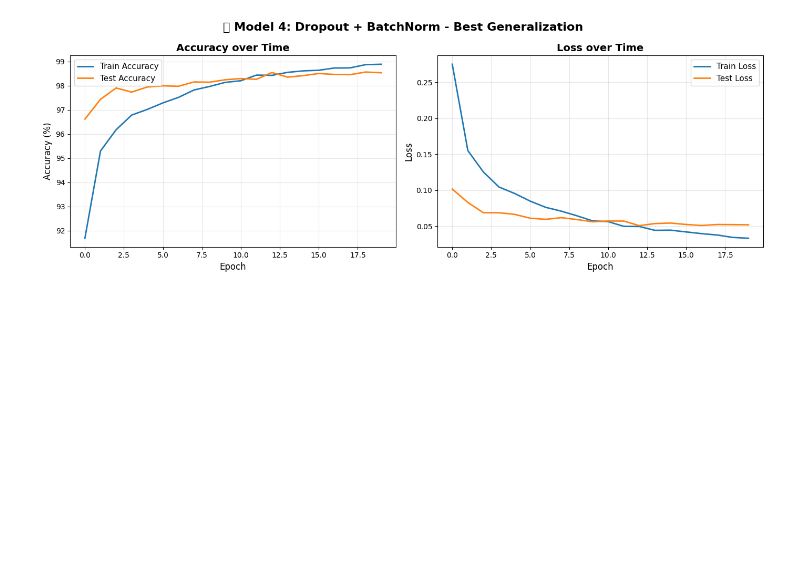
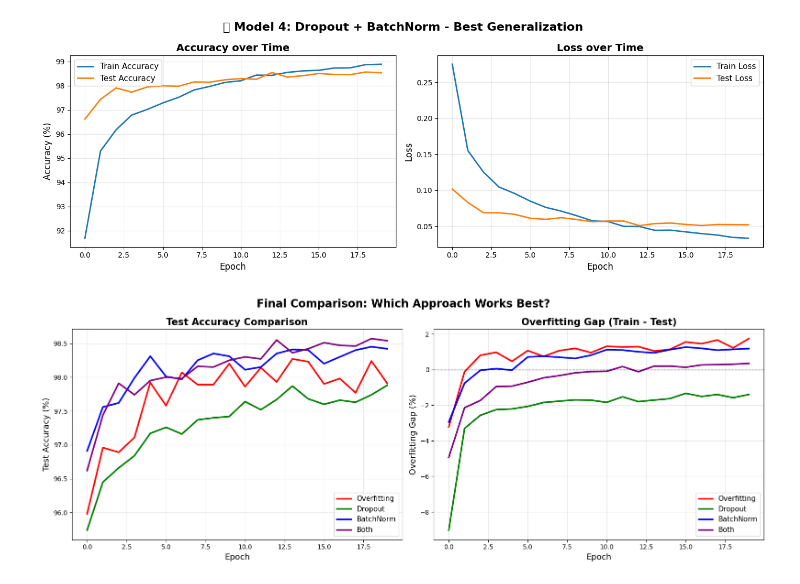
Before and after one commit to Benguerine/ai-notebook, a Jupyter notebook: kill_overfitting.ipynb, the cells around one changed output. Drawn from its saved outputs; the diff is of its cells as text; code cells hidden in the pictures; blank space fills up the shorter version.

Commit message:
Add final plot comparison to notebook

```diff
--- a/kill_overfitting.ipynb
+++ b/kill_overfitting.ipynb
@@ -823,3 +823,45 @@ Epoch [10/20]
 
 Training complete!
 [figure]
+# %%
+# Compare all models
+
+def compare_all_models(histories, labels):
+    """Plot all models on the same graph for comparison"""
+    fig, (ax1, ax2) = plt.subplots(1, 2, figsize=(16, 6))
+
+    colors = ['red', 'green', 'blue', 'purple']
+
+    # Plot test accuracy for all models
+    for history, label, color in zip(histories, labels, colors):
+        ax1.plot(history['test_acc'], label=label, linewidth=2.5, color=color)
+
+    ax1.set_xlabel('Epoch', fontsize=13)
+    ax1.set_ylabel('Test Accuracy (%)', fontsize=13)
+    ax1.set_title('Test Accuracy Comparison', fontsize=15, fontweight='bold')
+    ax1.legend(fontsize=11)
+    ax1.grid(True, alpha=0.3)
+
+    # Plot overfitting gap (train_acc - test_acc)
+    for history, label, color in zip(histories, labels, colors):
+        gaps = [t - v for t, v in zip(history['train_acc'], history['test_acc'])]
+        ax2.plot(gaps, label=label, linewidth=2.5, color=color)
+
+    ax2.axhline(y=0, color='black', linestyle='--', linewidth=1, alpha=0.5)
+    ax2.set_xlabel('Epoch', fontsize=13)
+    ax2.set_ylabel('Overfitting Gap (%)', fontsize=13)
+    ax2.set_title('Overfitting Gap (Train - Test)', fontsize=15, fontweight='bold')
+    ax2.legend(fontsize=11)
+    ax2.grid(True, alpha=0.3)
+
+    fig.suptitle('Final Comparison: Which Approach Works Best?', fontsize=17, fontweight='bold')
+    plt.tight_layout()
+    plt.show()
+
+# Compare all models
+histories = [overfit_history, dropout_history, bn_history, combined_history]
+labels = ['Overfitting', 'Dropout', 'BatchNorm', 'Both']
+
+compare_all_models(histories, labels)
+# %% [output]
+[figure, added]
```
